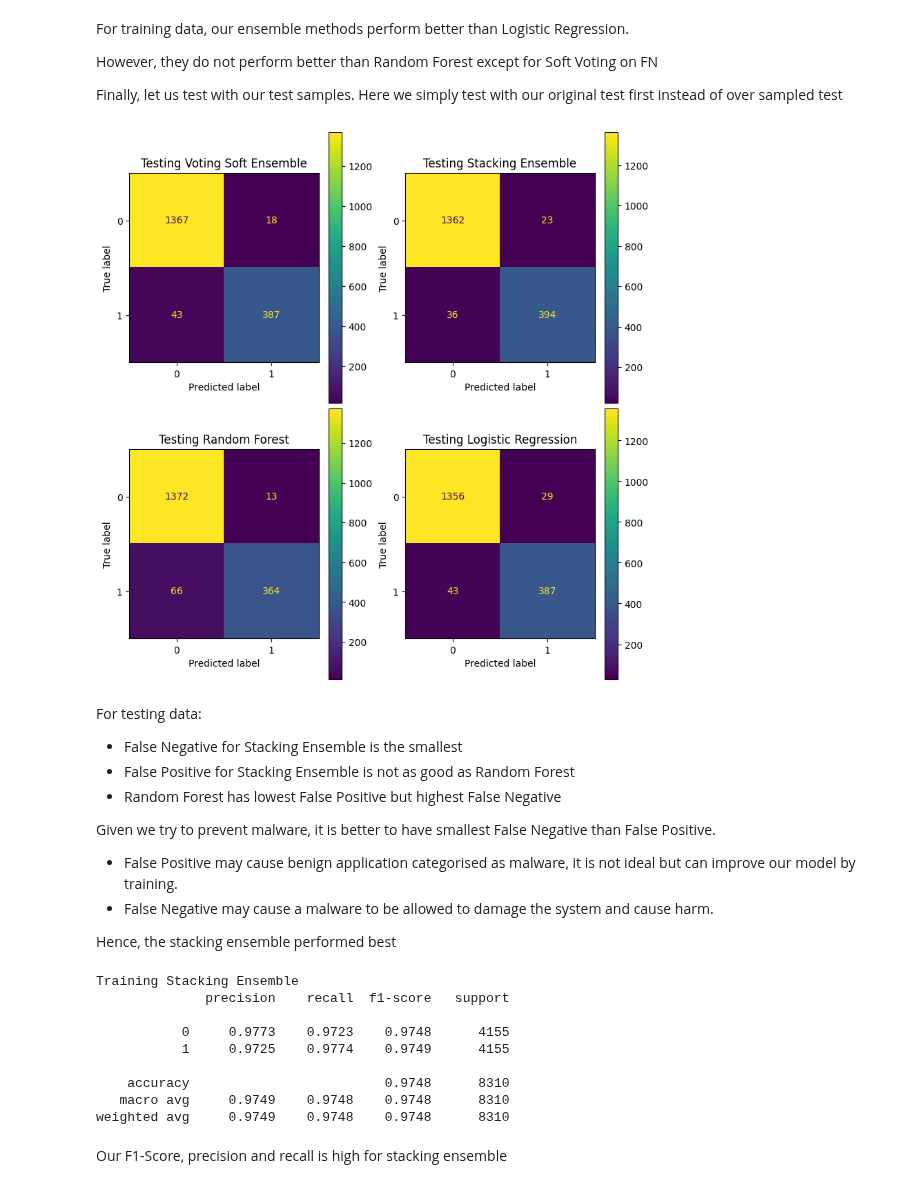
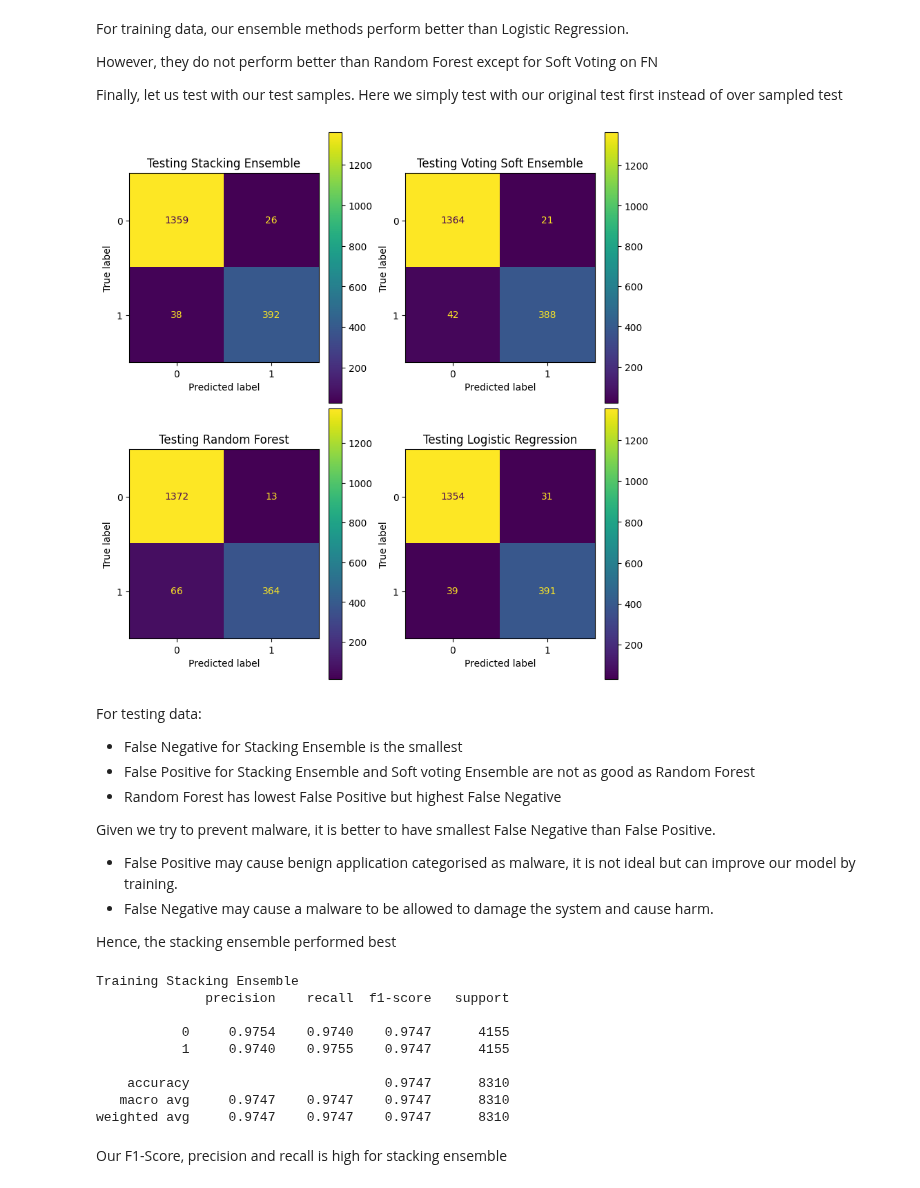
Before and after one commit to raymondsamalo/25S1-C-NYP-ITI111-Applied-Machine-Learning, a Jupyter notebook: AndroidMalwareRaymondSamalo.ipynb, the cells around one changed output. Saved outputs shown, nothing was run; the diff lists cells and outputs as text; code cells hidden in the pictures.

```diff
--- a/AndroidMalwareRaymondSamalo.ipynb
+++ b/AndroidMalwareRaymondSamalo.ipynb
@@ -950,17 +964,17 @@ However, they do not perform better than Random Forest except for Soft Voting on
 Finally, let us  test with our test samples. Here we simply test with our original test first instead of over sampled test
 # %%
 fig = plt.figure(figsize=(8, 8),layout='constrained')
-display_confusion_matrix(fig.add_subplot(2,2,1), v_s_clf, X_test, y_test, "Testing Voting Soft Ensemble")
-display_confusion_matrix(fig.add_subplot(2,2,2), clf, X_test, y_test, "Testing Stacking Ensemble")
+display_confusion_matrix(fig.add_subplot(2,2,1), st_clf, X_test, y_test, "Testing Stacking Ensemble")
+display_confusion_matrix(fig.add_subplot(2,2,2), v_s_clf, X_test, y_test, "Testing Voting Soft Ensemble")
 display_confusion_matrix(fig.add_subplot(2,2,3), rf_clf, X_test, y_test, "Testing Random Forest")
 display_confusion_matrix(fig.add_subplot(2,2,4), lr_clf, X_test, y_test, "Testing Logistic Regression")
 # %% [output]
-[figure, old version]
+[figure, new version]
 # %% [markdown]
 
 For testing data:
 - False Negative for Stacking Ensemble is the smallest
-- False Positive for Stacking Ensemble is not as good as Random Forest
+- False Positive for Stacking Ensemble and Soft voting Ensemble are not as good as Random Forest
 - Random Forest has lowest False Positive but highest False Negative
 
 Given we try to prevent malware, it is better to have smallest False Negative than False Positive.
@@ -977,17 +991,17 @@ def print_classification_report(the_lr_clf, train_X, train_y, title):
     print(title)
     print(classification_report(train_y, pred, digits=4))
 
-print_classification_report(clf, over_X_train, over_y_train, "Training Stacking Ensemble")
+print_classification_report(st_clf, over_X_train, over_y_train, "Training Stacking Ensemble")
 # %% [output]
 Training Stacking Ensemble
               precision    recall  f1-score   support
 
-           0     0.9773    0.9723    0.9748      4155
-           1     0.9725    0.9774    0.9749      4155
+           0     0.9754    0.9740    0.9747      4155
+           1     0.9740    0.9755    0.9747      4155
 
-    accuracy                         0.9748      8310
-   macro avg     0.9749    0.9748    0.9748      8310
-weighted avg     0.9749    0.9748    0.9748      8310
+    accuracy                         0.9747      8310
+   macro avg     0.9747    0.9747    0.9747      8310
+weighted avg     0.9747    0.9747    0.9747      8310
 # %% [markdown]
 Our F1-Score, precision and recall is high for stacking ensemble
 # %% [markdown]
```
Also changed, not shown: parts of 10 cells of this notebook, 4 other files.
